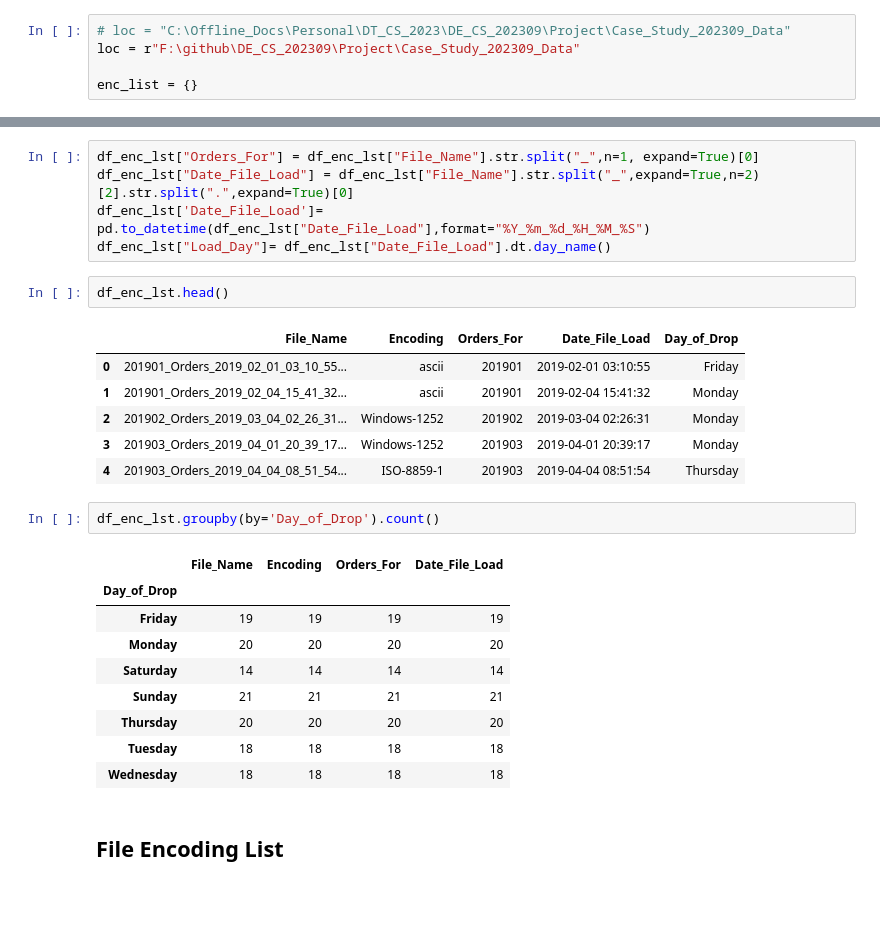
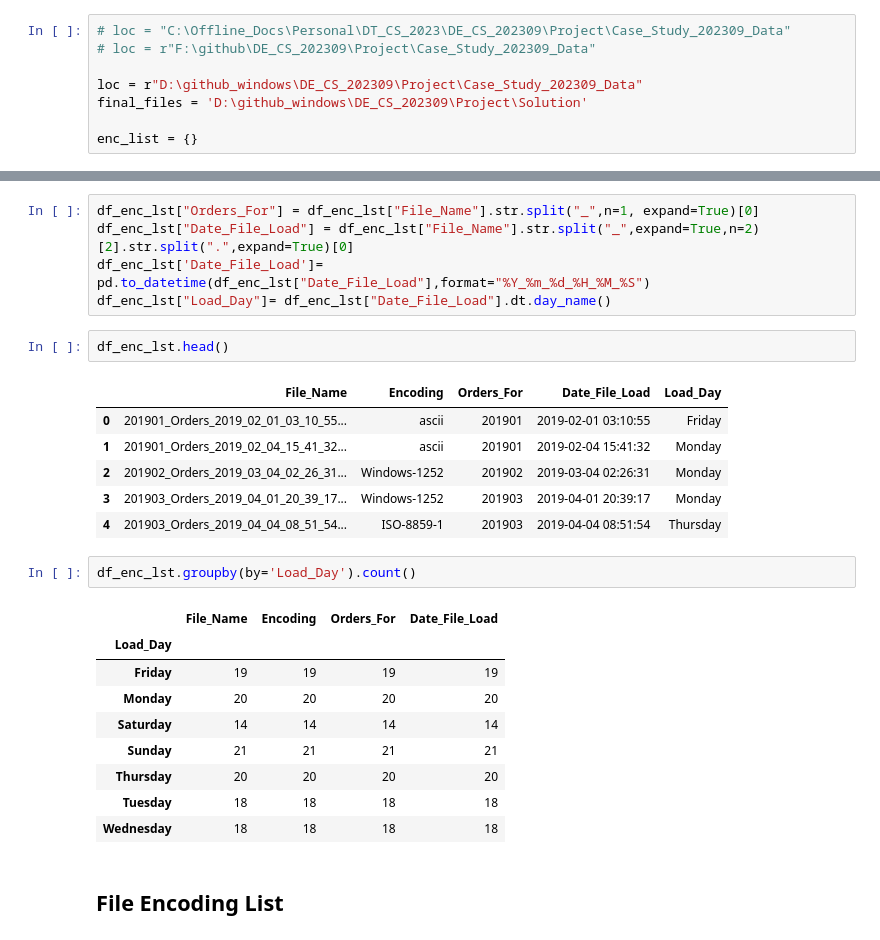
Before and after one commit to shashankraj1987/DE_CS_202309, a Jupyter notebook: Project/Solution/test_load_data.ipynb, the cells around one changed output, grey strips where cells are left out. Saved outputs shown, nothing was run; the diff lists cells and outputs as text; blank space fills up the shorter version.

```diff
--- a/Project/Solution/test_load_data.ipynb
+++ b/Project/Solution/test_load_data.ipynb
@@ -20,7 +21,10 @@ def detect_encoding(file):
     return detector.result
 # %%
 # loc = "C:\Offline_Docs\Personal\DT_CS_2023\DE_CS_202309\Project\Case_Study_202309_Data"
-loc = r"F:\github\DE_CS_202309\Project\Case_Study_202309_Data"
+# loc = r"F:\github\DE_CS_202309\Project\Case_Study_202309_Data"
+
+loc = r"D:\github_windows\DE_CS_202309\Project\Case_Study_202309_Data"
+final_files = 'D:\github_windows\DE_CS_202309\Project\Solution'
 
 enc_list = {}
 # %%
@@ -68,17 +72,17 @@ df_enc_lst["Load_Day"]= df_enc_lst["Date_File_Load"].dt.day_name()
 # %%
 df_enc_lst.head()
 # %% [output]
-|  | File_Name | Encoding | Orders_For | Date_File_Load | Day_of_Drop |
+|  | File_Name | Encoding | Orders_For | Date_File_Load | Load_Day |
 | 0 | 201901_Orders_2019_02_01_03_10_55... | ascii | 201901 | 2019-02-01 03:10:55 | Friday |
 | 1 | 201901_Orders_2019_02_04_15_41_32... | ascii | 201901 | 2019-02-04 15:41:32 | Monday |
 | 2 | 201902_Orders_2019_03_04_02_26_31... | Windows-1252 | 201902 | 2019-03-04 02:26:31 | Monday |
 | 3 | 201903_Orders_2019_04_01_20_39_17... | Windows-1252 | 201903 | 2019-04-01 20:39:17 | Monday |
 | 4 | 201903_Orders_2019_04_04_08_51_54... | ISO-8859-1 | 201903 | 2019-04-04 08:51:54 | Thursday |
 # %%
-df_enc_lst.groupby(by='Day_of_Drop').count()
+df_enc_lst.groupby(by='Load_Day').count()
 # %% [output]
 |  | File_Name | Encoding | Orders_For | Date_File_Load |
-| Day_of_Drop |  |  |  |  |
+| Load_Day |  |  |  |  |
 | Friday | 19 | 19 | 19 | 19 |
 | Monday | 20 | 20 | 20 | 20 |
 | Saturday | 14 | 14 | 14 | 14 |
```
Also changed, not shown: parts of 37 cells of this notebook, 14 other files.
